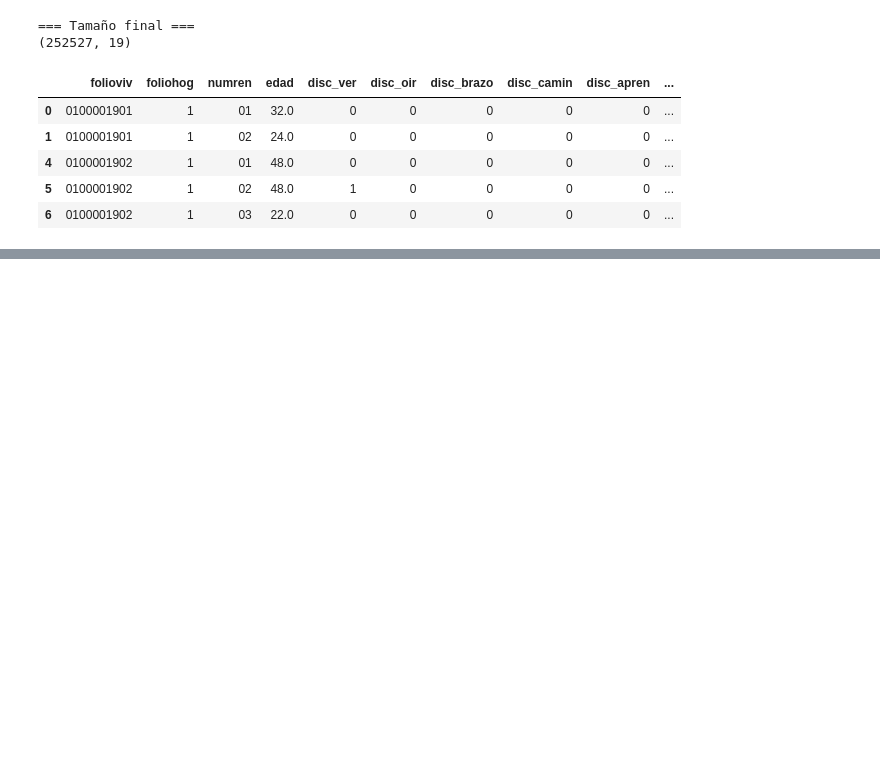
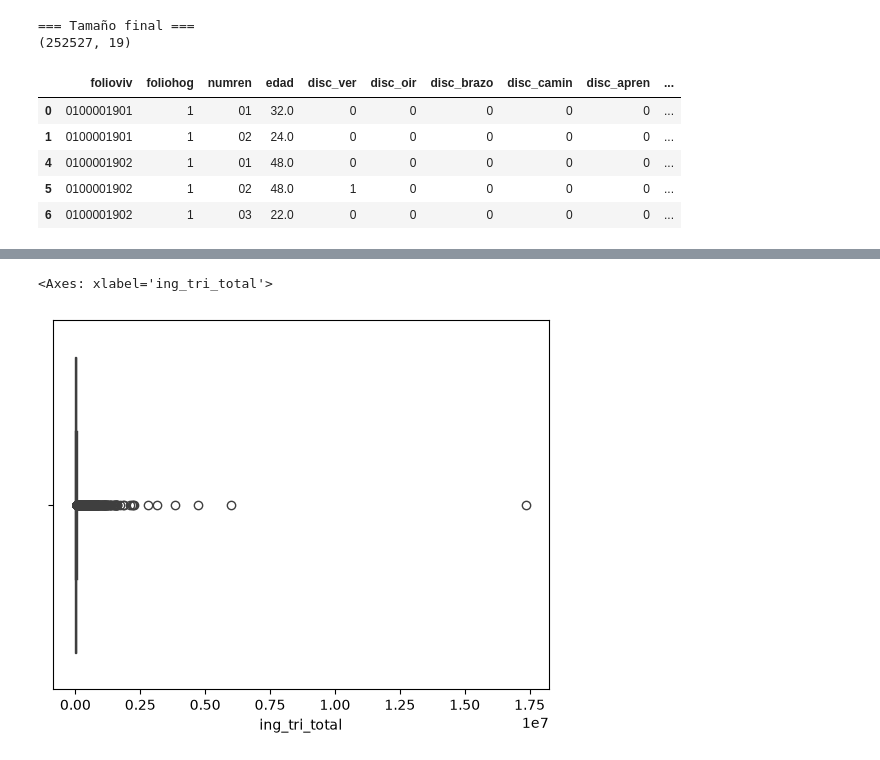
Before and after one commit to OswaldoRamAlv/ENIGH-2024---regresi-n-ingresos, a Jupyter notebook: code/limpieza/limp.ipynb, the cells around one changed output, grey strips where cells are left out. Cells and saved outputs as stored; diff of their text form; code cells hidden in the pictures; blank space fills up the shorter version.

```diff
--- a/code/limpieza/limp.ipynb
+++ b/code/limpieza/limp.ipynb
@@ -304,0 +315,6 @@ df_final.head()
+# %%
+# cajas y bigotes antes de eliminar atipicos
+sns.boxplot(x=df_final['ing_tri_total'])
+# %% [output]
+<Axes: xlabel='ing_tri_total'>
+[figure, added]
```
Also changed, not shown: parts of 6 cells of this notebook, 3 other files.
